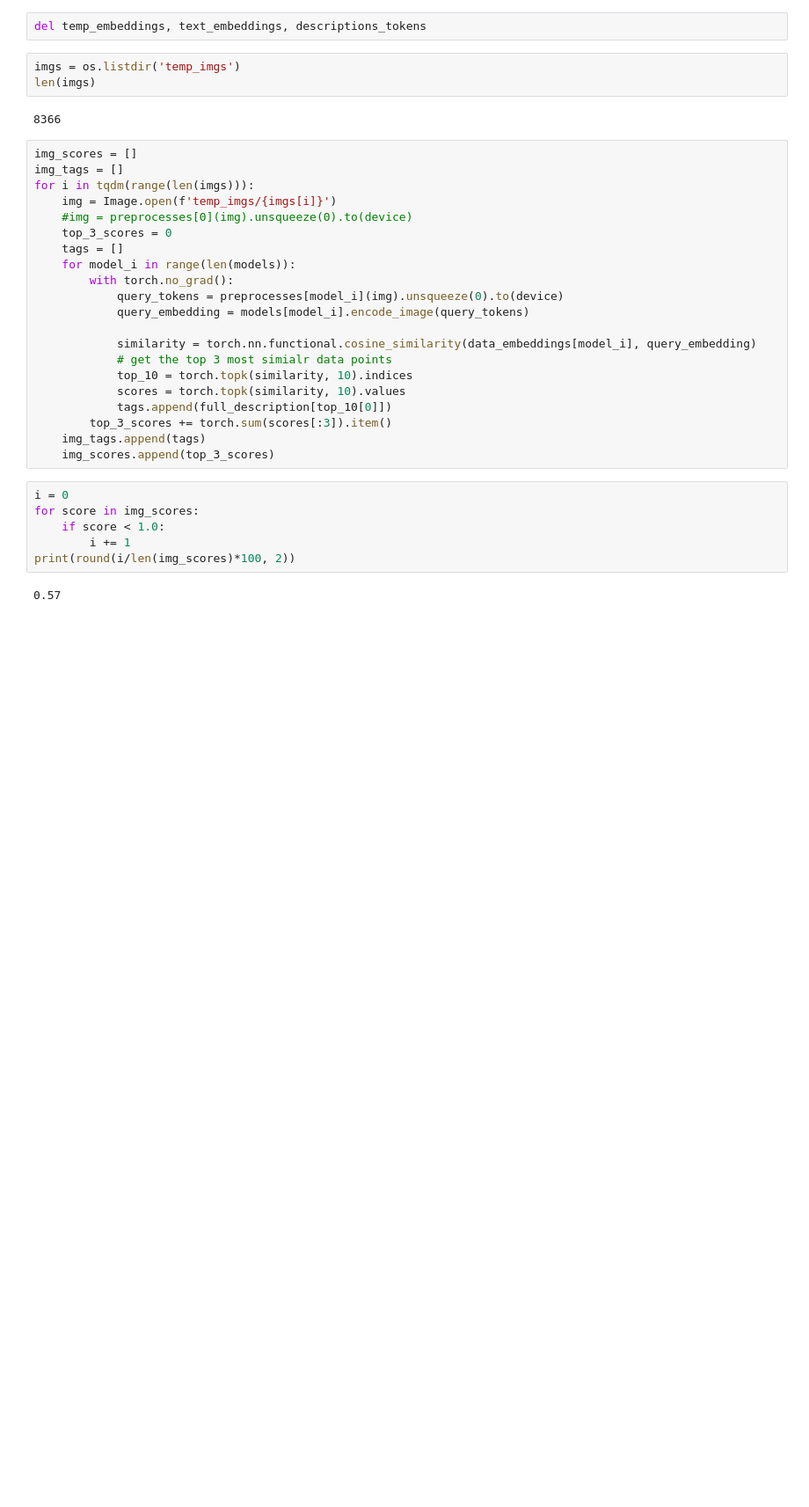
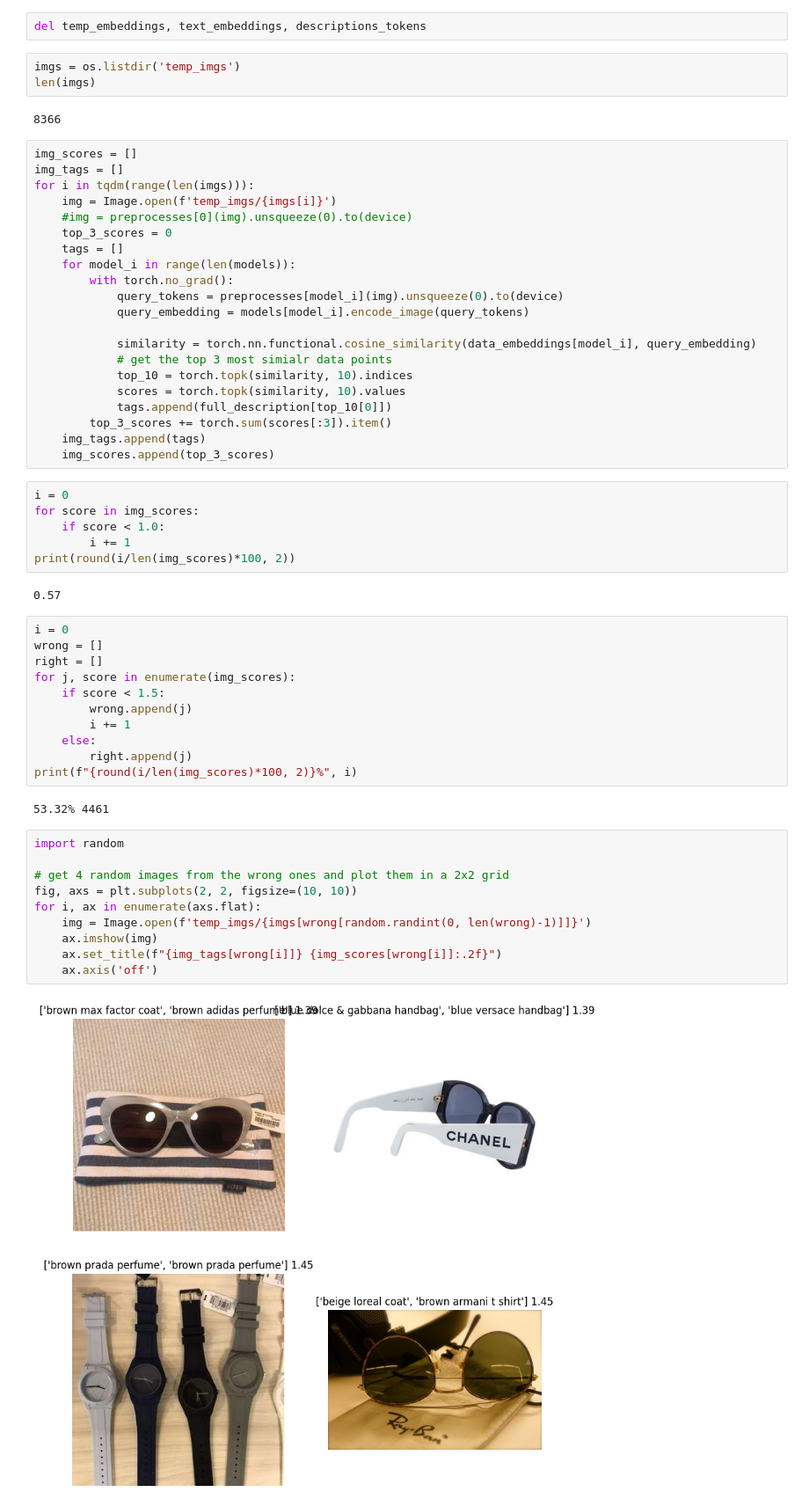
Before and after one commit to mattmdjaga/automatic_label, a Jupyter notebook: cleaning_dataset.ipynb, the cells around one changed output. Shown at 88% size. Cells and saved outputs as stored; diff of their text form; blank space fills up the shorter version.

```diff
--- a/cleaning_dataset.ipynb
+++ b/cleaning_dataset.ipynb
@@ -83,3 +83,28 @@ for score in img_scores:
 print(round(i/len(img_scores)*100, 2))
 # %% [output]
 0.57
+# %%
+i = 0
+wrong = []
+right = []
+for j, score in enumerate(img_scores):
+    if score < 1.5:
+        wrong.append(j)
+        i += 1
+    else:
+        right.append(j)
+print(f"{round(i/len(img_scores)*100, 2)}%", i)
+# %% [output]
+53.32% 4461
+# %%
+import random
+
+# get 4 random images from the wrong ones and plot them in a 2x2 grid
+fig, axs = plt.subplots(2, 2, figsize=(10, 10))
+for i, ax in enumerate(axs.flat):
+    img = Image.open(f'temp_imgs/{imgs[wrong[random.randint(0, len(wrong)-1)]]}')
+    ax.imshow(img)
+    ax.set_title(f"{img_tags[wrong[i]]} {img_scores[wrong[i]]:.2f}")
+    ax.axis('off')
+# %% [output]
+[figure, added]
```
Also changed, not shown: parts of 1 cell of this notebook.
